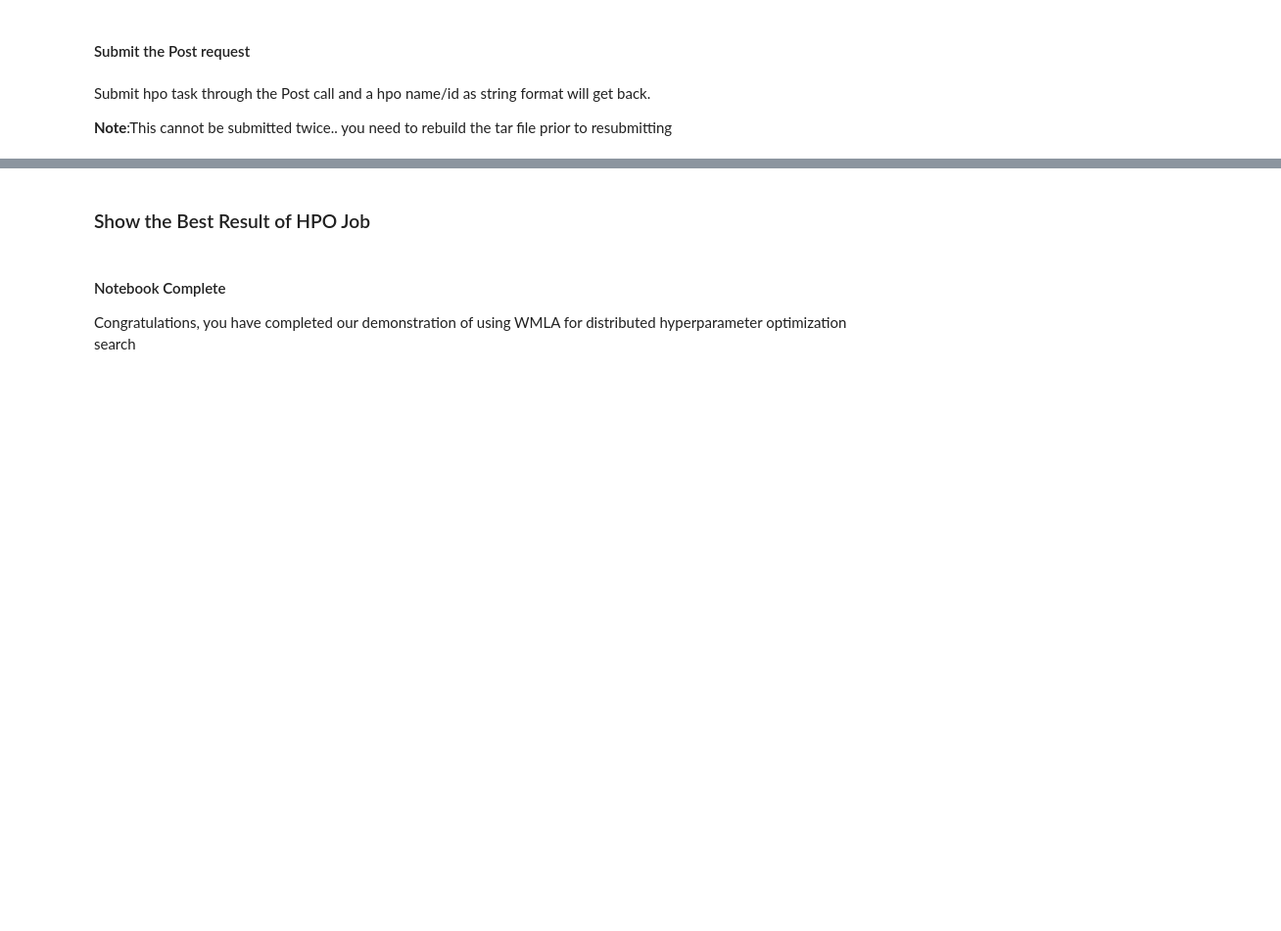
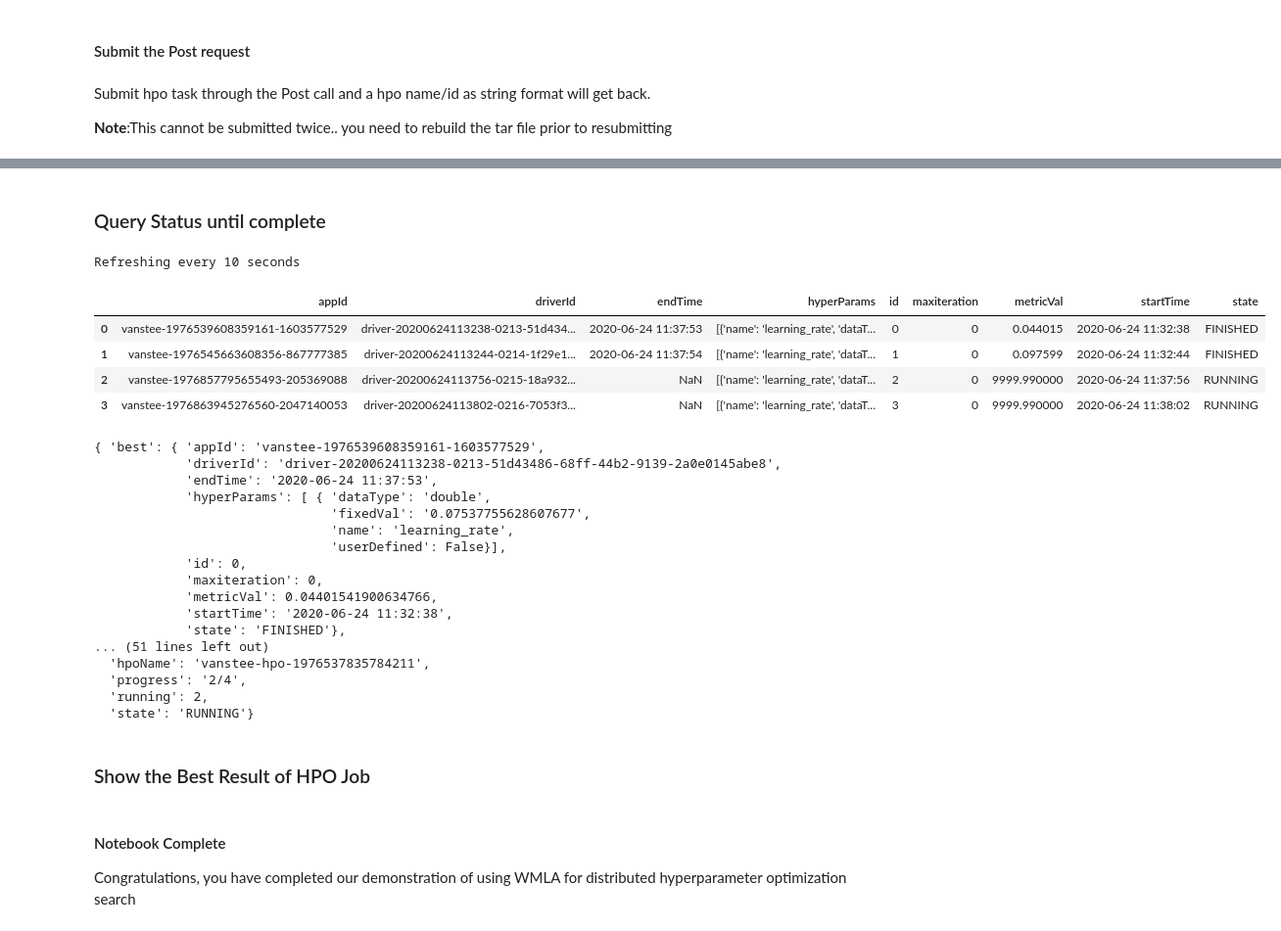
Before and after one commit to IBM/wmla-learning-path, a Jupyter notebook: 02_hpo.ipynb, the cells around one changed output, grey strips where cells are left out. Shown at 98% size. Drawn from its saved outputs; the diff is of its cells as text; code cells hidden in the pictures; blank space fills up the shorter version.

```diff
--- a/02_hpo.ipynb
+++ b/02_hpo.ipynb
@@ -295,13 +337,13 @@ Submit hpo task through the Post call and a hpo name/id as string format will ge
 
 **Note**:This cannot be submitted twice.. you need to rebuild the tar file prior to resubmitting
 # %%
-def submit_job():
+def submit_job(job_dict,job_files,job_auth):
     startTuneUrl=get_ep('dl') + '/hypersearch'
     nprint("startTuneUrl : {}".format(startTuneUrl))
-    nprint("files : {}".format(files))
-    nprint("myauth() : {}".format(myauth()))
+    nprint("files : {}".format(job_files))
+    nprint("myauth() : {}".format(job_auth))
     #print("hpo_job_id : {}".format(hpo_job_id))
-    r = req.post(startTuneUrl, headers=commonHeaders, data=mydata, files=files, verify=False, auth=myauth())
+    r = req.post(startTuneUrl, headers=commonHeaders, data=job_dict, files=job_files, verify=False, auth=job_auth)
     hpo_name=None
     if r.ok:
         hpo_name = r.json()
@@ -311,5 +353,5 @@ def submit_job():
         print('\nModel submission failed with code={}, {}'. format(r.status_code, r.content))
     return hpo_name
 
-hpo_job_id = submit_job()
+hpo_job_id = submit_job(mydata,files,myauth())
 print("hpo_job_id : {}".format(hpo_job_id))
@@ -316,22 +365,50 @@ print("hpo_job_id : {}".format(hpo_job_id))
+# %% [markdown]
+### Query Status until complete
 # %%
-getHpoUrl = get_ep('dl') +'/hypersearch/'+ hpo_job_id
-pp = pprint.PrettyPrinter(indent=2)
+def query_job_status(job_id,refresh_rate=3) :
 
-keep_running=True
-rr=10
-res=None
-while(keep_running):
-    res = req.get(getHpoUrl, headers=commonHeaders, verify=False, auth=myauth())
-    experiments=res.json()['experiments']
-    experiments = pd.DataFrame.from_dict(experiments)
-    pd.set_option('max_colwidth', 120)
-    clear_output()
-    print("Refreshing every {} seconds".format(rr))
-    display(experiments)
-    pp.pprint(res.json())
-    if(res.json()['state'] not in ['SUBMITTED','RUNNING']) :
-        keep_running=False
-    time.sleep(rr)
+    getHpoUrl = get_ep('dl') +'/hypersearch/'+ job_id
+    pp = pprint.PrettyPrinter(indent=2)
+
+    keep_running=True
+    res=None
+    while(keep_running):
+        res = req.get(getHpoUrl, headers=commonHeaders, verify=False, auth=myauth())
+        experiments=res.json()['experiments']
+        experiments = pd.DataFrame.from_dict(experiments)
+        pd.set_option('max_colwidth', 120)
+        clear_output()
+        print("Refreshing every {} seconds".format(refresh_rate))
+        display(experiments)
+        pp.pprint(res.json())
+        if(res.json()['state'] not in ['SUBMITTED','RUNNING']) :
+            keep_running=False
+        time.sleep(refresh_rate)
+query_job_status(hpo_job_id,refresh_rate=10)
+# %% [output]
+Refreshing every 10 seconds
+|  | appId | driverId | endTime | hyperParams | id | maxiteration | metricVal | startTime | state |
+| 0 | vanstee-1976539608359161-1603577529 | driver-20200624113238-0213-51d434... | 2020-06-24 11:37:53 | [{'name': 'learning_rate', 'dataT... | 0 | 0 | 0.044015 | 2020-06-24 11:32:38 | FINISHED |
+| 1 | vanstee-1976545663608356-867777385 | driver-20200624113244-0214-1f29e1... | 2020-06-24 11:37:54 | [{'name': 'learning_rate', 'dataT... | 1 | 0 | 0.097599 | 2020-06-24 11:32:44 | FINISHED |
+| 2 | vanstee-1976857795655493-205369088 | driver-20200624113756-0215-18a932... | NaN | [{'name': 'learning_rate', 'dataT... | 2 | 0 | 9999.990000 | 2020-06-24 11:37:56 | RUNNING |
+| 3 | vanstee-1976863945276560-2047140053 | driver-20200624113802-0216-7053f3... | NaN | [{'name': 'learning_rate', 'dataT... | 3 | 0 | 9999.990000 | 2020-06-24 11:38:02 | RUNNING |
+{ 'best': { 'appId': 'vanstee-1976539608359161-1603577529',
+            'driverId': 'driver-20200624113238-0213-51d43486-68ff-44b2-9139-2a0e0145abe8',
+            'endTime': '2020-06-24 11:37:53',
+            'hyperParams': [ { 'dataType': 'double',
+                               'fixedVal': '0.07537755628607677',
+                               'name': 'learning_rate',
+                               'userDefined': False}],
+            'id': 0,
+            'maxiteration': 0,
+            'metricVal': 0.04401541900634766,
+            'startTime': '2020-06-24 11:32:38',
+            'state': 'FINISHED'},
+... (51 lines left out)
+  'hpoName': 'vanstee-hpo-1976537835784211',
+  'progress': '2/4',
+  'running': 2,
+  'state': 'RUNNING'}
 # %% [markdown]
 ### Show the Best Result of HPO Job
 # %%
```
Also changed, not shown: parts of 15 cells of this notebook, 7 other files.
